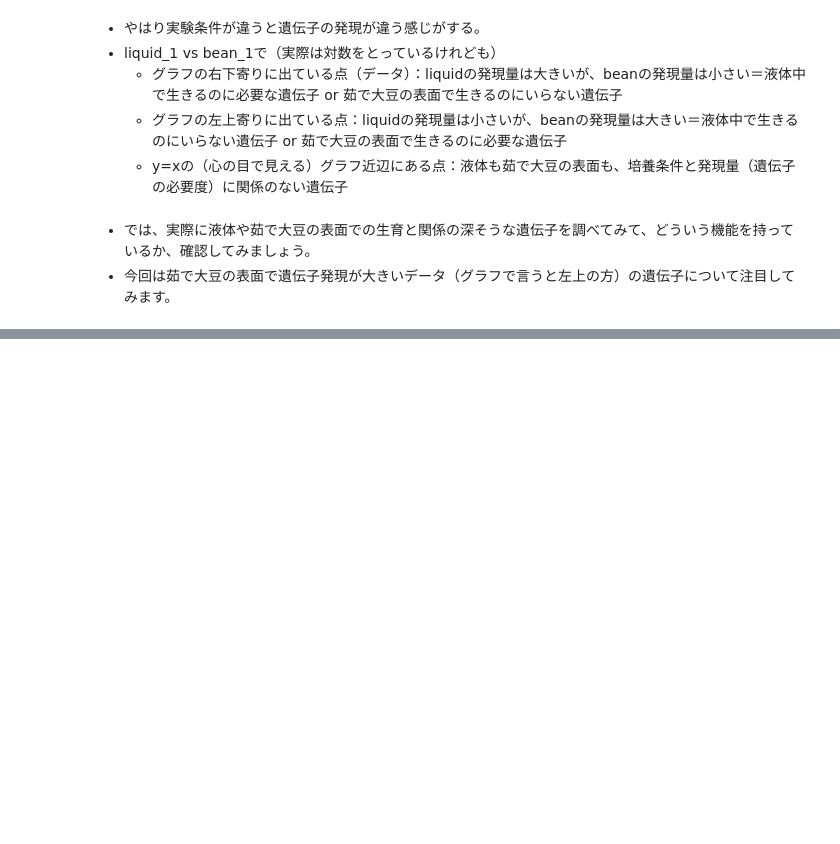
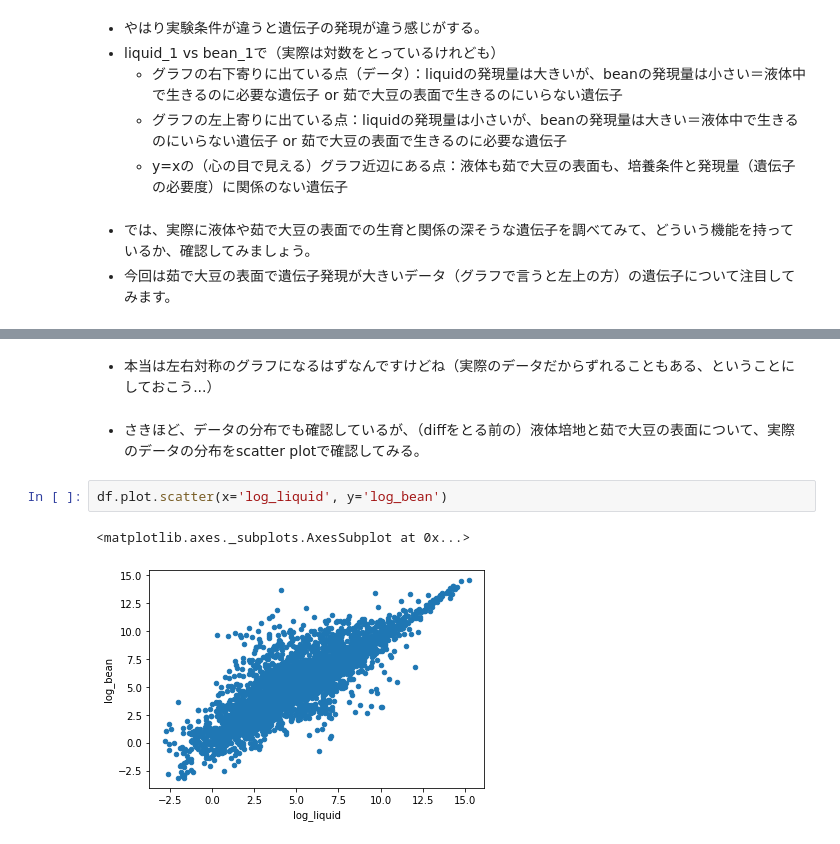
Before and after one commit to chalkless/lecture, a Jupyter notebook: biostats/exp_natto/expNattoByPythonOnColab.ipynb, the cells around one changed output, grey strips where cells are left out. Saved outputs shown, nothing was run; the diff lists cells and outputs as text; blank space fills up the shorter version.

```diff
--- a/biostats/exp_natto/expNattoByPythonOnColab.ipynb
+++ b/biostats/exp_natto/expNattoByPythonOnColab.ipynb
@@ -249,0 +340,9 @@ df.plot.scatter(x='log_liquid1', y='log_bean1')
+# %% [markdown]
+- 本当は左右対称のグラフになるはずなんですけどね（実際のデータだからずれることもある、ということにしておこう...）
+# %% [markdown]
+- さきほど、データの分布でも確認しているが、（diffをとる前の）液体培地と茹で大豆の表面について、実際のデータの分布をscatter plotで確認してみる。
+# %%
+df.plot.scatter(x='log_liquid', y='log_bean')
+# %% [output]
+<matplotlib.axes._subplots.AxesSubplot at 0x...>
+[figure, added]
```
Also changed, not shown: parts of 26 cells of this notebook.
